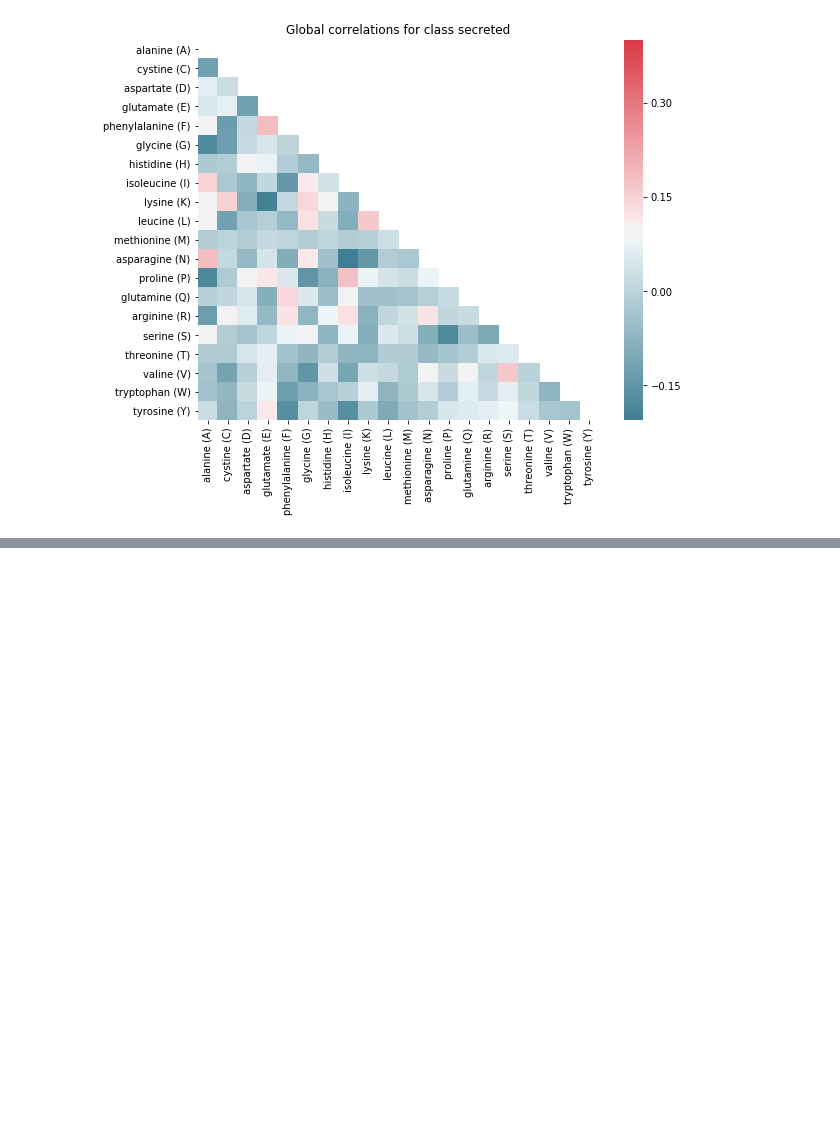
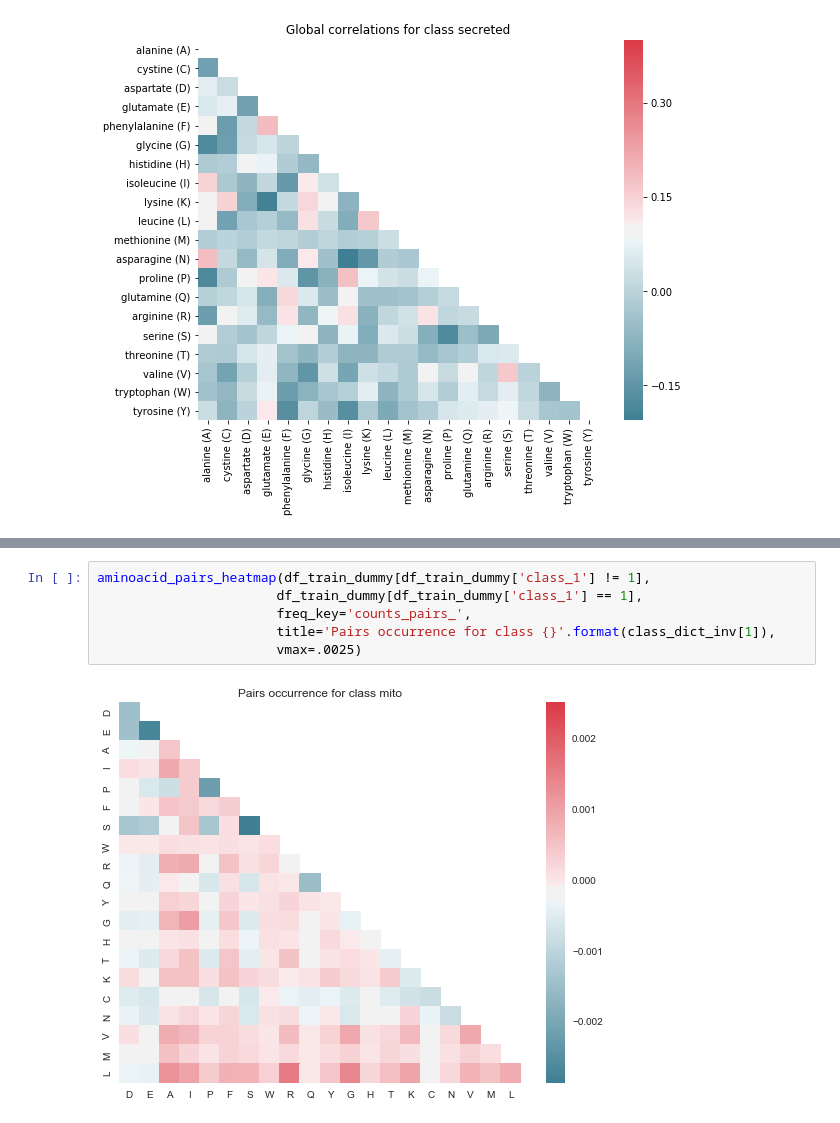
Before and after one commit to mathisgentine/predicting-subcellular-location, a Jupyter notebook: src/eda.ipynb, the cells around one changed output, grey strips where cells are left out. Drawn from its saved outputs; the diff is of its cells as text; blank space fills up the shorter version.

```diff
--- a/src/eda.ipynb
+++ b/src/eda.ipynb
@@ -131,0 +166,8 @@ aminoacid_corr_heatmap(df_train_dummy,
+# %%
+aminoacid_pairs_heatmap(df_train_dummy[df_train_dummy['class_1'] != 1],
+                       df_train_dummy[df_train_dummy['class_1'] == 1],
+                       freq_key='counts_pairs_',
+                       title='Pairs occurrence for class {}'.format(class_dict_inv[1]),
+                       vmax=.0025)
+# %% [output]
+[figure, added]
```
Also changed, not shown: parts of 15 cells of this notebook, 4 other files.
